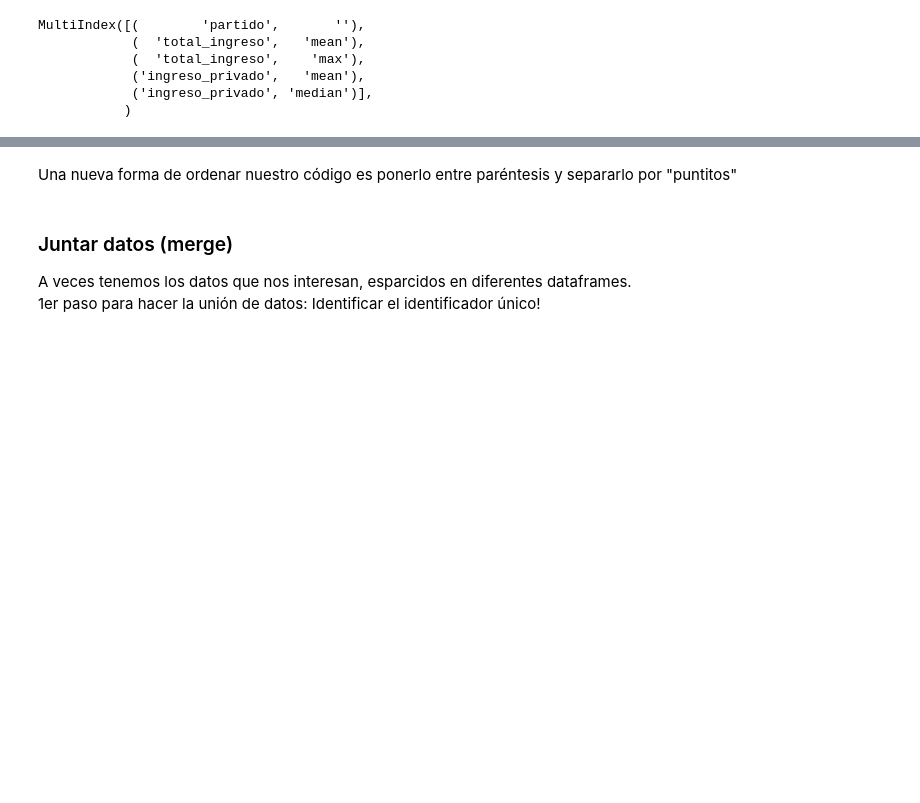
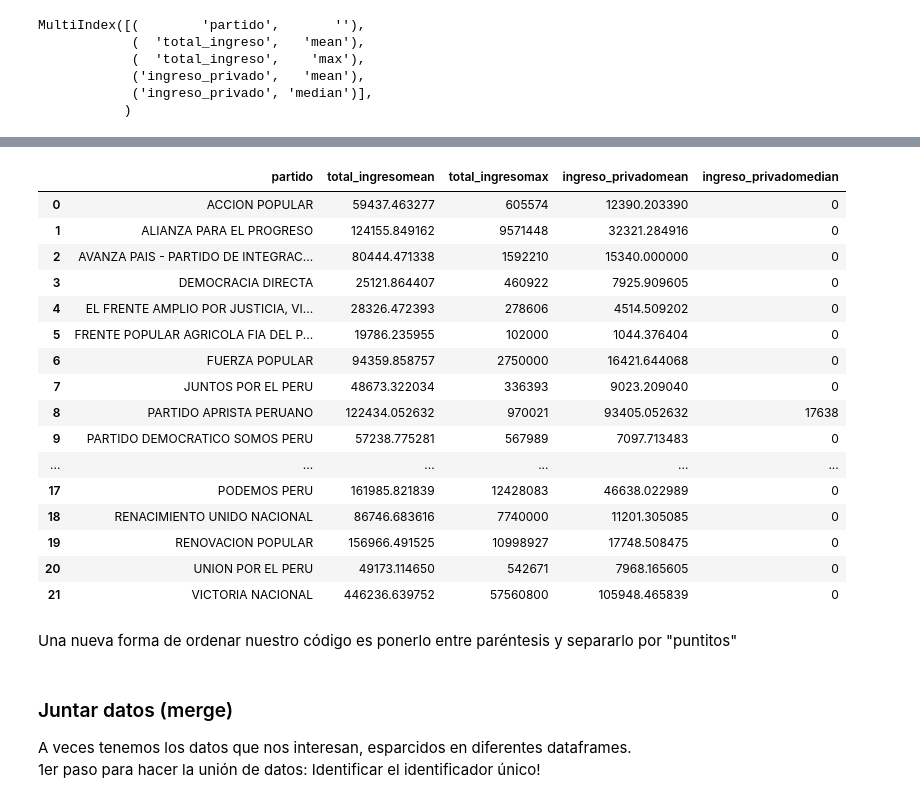
Before and after one commit to CIS311-PUCP/actividades_en_ccss, a Jupyter notebook: Semana 7/Pandas_ii.ipynb, the cells around one changed output, grey strips where cells are left out. Cells and saved outputs as stored; diff of their text form; code cells hidden in the pictures; blank space fills up the shorter version.

```diff
--- a/Semana 7/Pandas_ii.ipynb
+++ b/Semana 7/Pandas_ii.ipynb
@@ -257,5 +298,31 @@ MultiIndex([(        'partido',       ''),
 # %%
 nueva_agregacion.columns = [''.join(col).strip() for col in nueva_agregacion.columns.values]
+# %%
+new_col = []
+for col in nueva_agregacion.columns.values:
+    a = ''.join(col).strip()
+    new_col.append(a)
+nueva_agregacion.columns = new_col
+# %%
+nueva_agregacion
+# %% [output]
+|  | partido | total_ingresomean | total_ingresomax | ingreso_privadomean | ingreso_privadomedian |
+| 0 | ACCION POPULAR | 59437.463277 | 605574 | 12390.203390 | 0 |
+| 1 | ALIANZA PARA EL PROGRESO | 124155.849162 | 9571448 | 32321.284916 | 0 |
+| 2 | AVANZA PAIS - PARTIDO DE INTEGRAC... | 80444.471338 | 1592210 | 15340.000000 | 0 |
+| 3 | DEMOCRACIA DIRECTA | 25121.864407 | 460922 | 7925.909605 | 0 |
+| 4 | EL FRENTE AMPLIO POR JUSTICIA, VI... | 28326.472393 | 278606 | 4514.509202 | 0 |
+| 5 | FRENTE POPULAR AGRICOLA FIA DEL P... | 19786.235955 | 102000 | 1044.376404 | 0 |
+| 6 | FUERZA POPULAR | 94359.858757 | 2750000 | 16421.644068 | 0 |
+| 7 | JUNTOS POR EL PERU | 48673.322034 | 336393 | 9023.209040 | 0 |
+| 8 | PARTIDO APRISTA PERUANO | 122434.052632 | 970021 | 93405.052632 | 17638 |
+| 9 | PARTIDO DEMOCRATICO SOMOS PERU | 57238.775281 | 567989 | 7097.713483 | 0 |
+| ... | ... | ... | ... | ... | ... |
+| 17 | PODEMOS PERU | 161985.821839 | 12428083 | 46638.022989 | 0 |
+| 18 | RENACIMIENTO UNIDO NACIONAL | 86746.683616 | 7740000 | 11201.305085 | 0 |
+| 19 | RENOVACION POPULAR | 156966.491525 | 10998927 | 17748.508475 | 0 |
+| 20 | UNION POR EL PERU | 49173.114650 | 542671 | 7968.165605 | 0 |
+| 21 | VICTORIA NACIONAL | 446236.639752 | 57560800 | 105948.465839 | 0 |
 # %% [markdown]
 Una nueva forma de ordenar nuestro código es ponerlo entre paréntesis y separarlo por "puntitos"
 # %%
```
Also changed, not shown: parts of 10 cells of this notebook, 3 other files.
